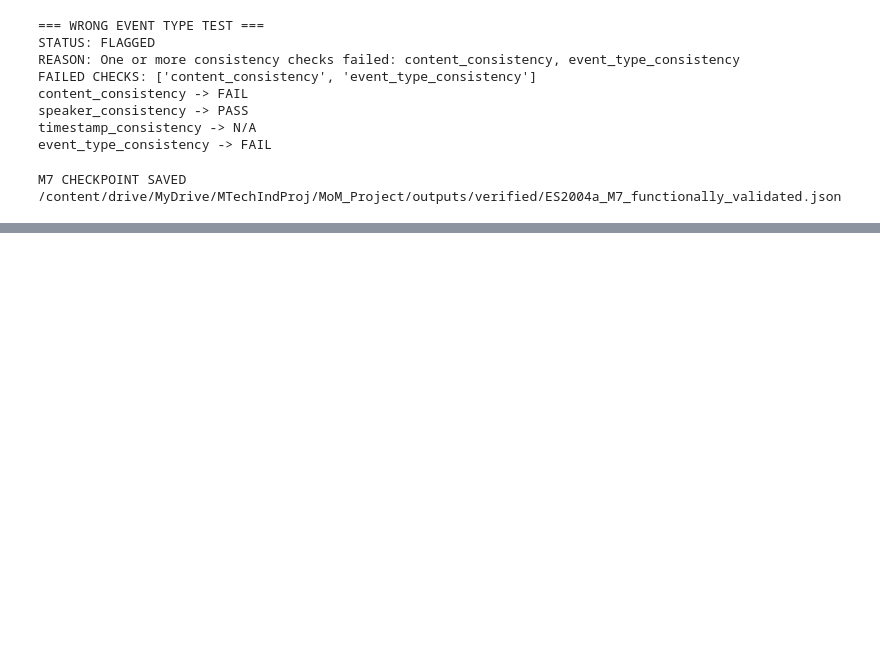
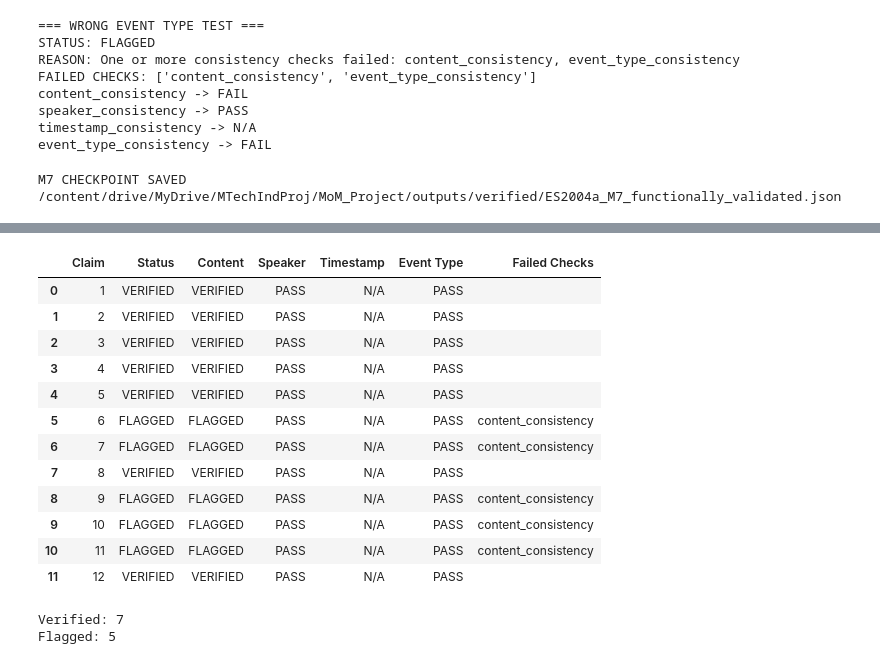
Before and after one commit to sksirfan/evidence-grounded-mom, a Jupyter notebook: 04_mom_generation/04_mom_generation.ipynb, the cells around one changed output, grey strips where cells are left out. Cells and saved outputs as stored; diff of their text form; code cells hidden in the pictures; blank space fills up the shorter version.

```diff
--- a/04_mom_generation/04_mom_generation.ipynb
+++ b/04_mom_generation/04_mom_generation.ipynb
@@ -21365,0 +22558,9 @@ M7 CHECKPOINT SAVED
+# %%
+result = verify_mom_claim(
+    claim=claim,
+    supporting_evidence=supporting_evidence,
+    content_proposition=claim["claim_text"],
+    expected_start=None,
+    expected_end=None,
+    timestamp_tolerance=2.0
+)
@@ -21365,0 +22591,65 @@ M7 CHECKPOINT SAVED
+# %%
+verification_summary_v2 = []
+
+for i, r in enumerate(verification_results_v2):
+
+    claim = claims[i]
+    checks = r["checks"]
+
+    verification_summary_v2.append({
+        "Claim": claim["claim_id"],
+        "Status": r["status"],
+        "Content": checks["content_consistency"]["details"]["status"],
+        "Speaker": (
+            "PASS"
+            if checks["speaker_consistency"]["passed"]
+            else "FAIL"
+        ),
+        "Timestamp": (
+            "N/A"
+            if not checks["timestamp_consistency"]["applicable"]
+            else (
+                "PASS"
+                if checks["timestamp_consistency"]["passed"]
+                else "FAIL"
+            )
+        ),
+        "Event Type": (
+            "PASS"
+            if checks["event_type_consistency"]["passed"]
+            else "FAIL"
+        ),
+        "Failed Checks": ", ".join(r["failed_checks"])
+    })
+
+verification_df_v2 = pd.DataFrame(
+    verification_summary_v2
+)
+
+display(verification_df_v2)
+
+print(
+    "\nVerified:",
+    (verification_df_v2["Status"] == "VERIFIED").sum()
+)
+
+print(
+    "Flagged:",
+    (verification_df_v2["Status"] == "FLAGGED").sum()
+)
+# %% [output]
+|  | Claim | Status | Content | Speaker | Timestamp | Event Type | Failed Checks |
+| 0 | 1 | VERIFIED | VERIFIED | PASS | N/A | PASS |  |
+| 1 | 2 | VERIFIED | VERIFIED | PASS | N/A | PASS |  |
+| 2 | 3 | VERIFIED | VERIFIED | PASS | N/A | PASS |  |
+| 3 | 4 | VERIFIED | VERIFIED | PASS | N/A | PASS |  |
+| 4 | 5 | VERIFIED | VERIFIED | PASS | N/A | PASS |  |
+| 5 | 6 | FLAGGED | FLAGGED | PASS | N/A | PASS | content_consistency |
+| 6 | 7 | FLAGGED | FLAGGED | PASS | N/A | PASS | content_consistency |
+| 7 | 8 | VERIFIED | VERIFIED | PASS | N/A | PASS |  |
+| 8 | 9 | FLAGGED | FLAGGED | PASS | N/A | PASS | content_consistency |
+| 9 | 10 | FLAGGED | FLAGGED | PASS | N/A | PASS | content_consistency |
+| 10 | 11 | FLAGGED | FLAGGED | PASS | N/A | PASS | content_consistency |
+| 11 | 12 | VERIFIED | VERIFIED | PASS | N/A | PASS |  |
+Verified: 7
+Flagged: 5
```
Also changed, not shown: parts of 119 cells of this notebook, 8 other files.
